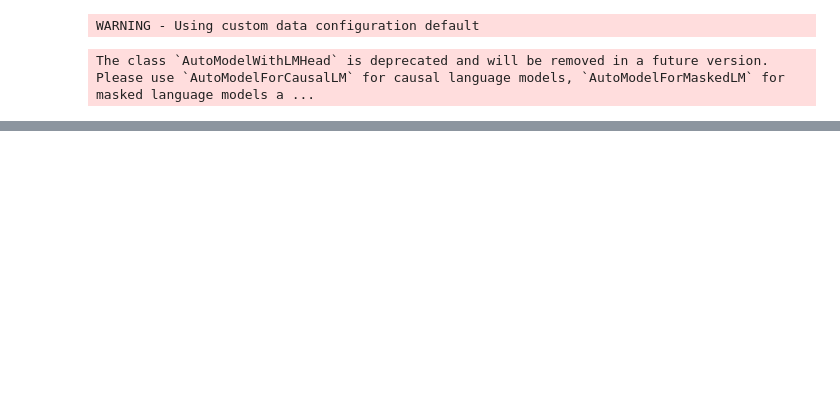
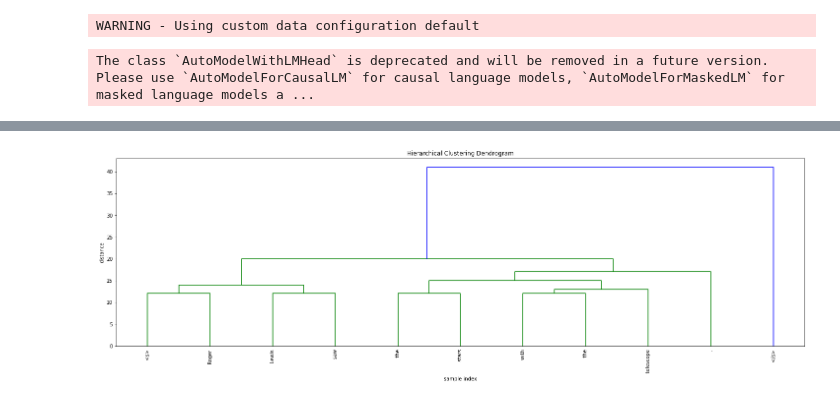
Before and after one commit to ryserrao/shap, a Jupyter notebook: notebooks/partition_explainer/Tree Clustering.ipynb, the cells around one changed output, grey strips where cells are left out. Saved outputs shown, nothing was run; the diff lists cells and outputs as text; code cells hidden in the pictures; blank space fills up the shorter version.

Commit message:
Added hierarchical tree clustering analysis

```diff
--- a/notebooks/partition_explainer/Tree Clustering.ipynb
+++ b/notebooks/partition_explainer/Tree Clustering.ipynb
@@ -93,0 +108,26 @@ plt.show()
+# %%
+s='Roger Lewis saw the stars with the telescope.'
+# %%
+explainer = shap.Explainer(f,tokenizer1)
+explainer.masker.mask_token_id=None
+explainer.masker.mask_token=""
+row_args=(dataset['document'][0],)
+#fm = MaskedModel(explainer.model, explainer.masker, explainer.link,*row_args,model_kwargs=f_kwargs)
+explainer._clustering = explainer.masker.clustering(s)
+feature_names = [explainer.masker.tokenizer.decode([v]) for v in explainer.masker._tokenized_s]
+# %%
+# plot the clustering
+mlp.rcParams['figure.figsize']=(25,7)
+#plt.figure(figsize=(25, 7))
+plt.title('Hierarchical Clustering Dendrogram')
+plt.xlabel('sample index')
+plt.ylabel('distance')
+sp.cluster.hierarchy.dendrogram(
+    explainer._clustering,
+    leaf_rotation=90.,  # rotates the x axis labels
+    leaf_font_size=10.,  # font size for the x axis labels
+    labels=feature_names,
+)
+plt.show()
+# %% [output]
+[figure, added]
```
Also changed, not shown: parts of 27 cells of this notebook, 2 other files.
